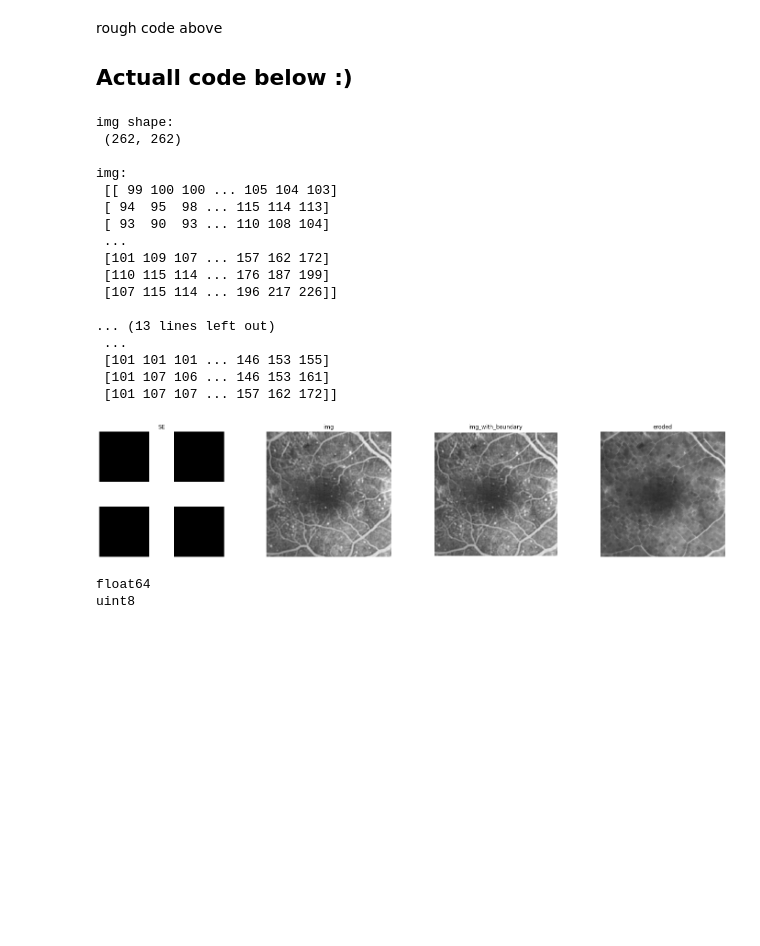
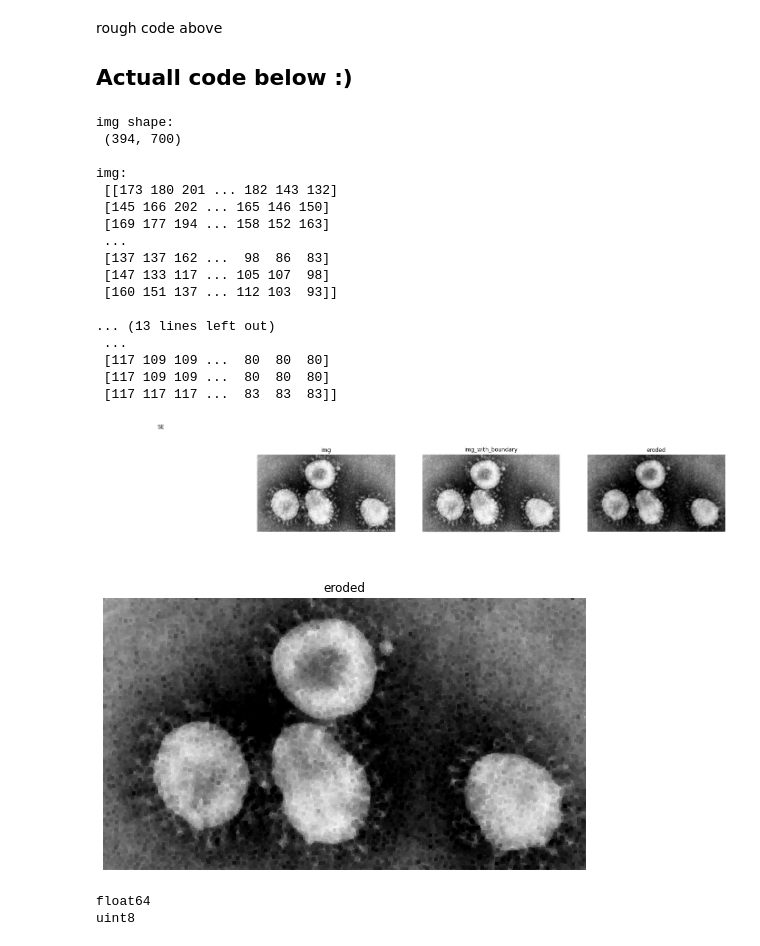
Before and after one commit to digggy/CA-CS-802_Image-Processing, a Jupyter notebook: assignment-1/ip_assignment1.ipynb, the cells around one changed output. Drawn from its saved outputs; the diff is of its cells as text; code cells hidden in the pictures; blank space fills up the shorter version.

```diff
--- a/assignment-1/ip_assignment1.ipynb
+++ b/assignment-1/ip_assignment1.ipynb
@@ -108,7 +108,7 @@ def erosion():
 # turn off the axis and gril lines to remove the blue lines in the boder
 # check the diff between images to find the difference between eroded and original
 #     img=genfromtxt('f3.txt', delimiter=',').astype(int)
-#     SE = genfromtxt('SE4.txt', delimiter=',').astype(int)
+    SE = genfromtxt('SE4.txt', delimiter=',').astype(int)
 
 # Question 5
 # check the diff between images to find the difference between eroded and original
@@ -122,19 +122,19 @@ def erosion():
 
 
 ##########################################################################
-    img = io.imread('f3.png', as_gray=True)
+    img = io.imread('corona.jpg', as_gray=True)
     vmax = np.max(img)
 
     img =img/vmax*255
     img = img.astype(np.uint8)
 
-    SE = np.array([
-        [0,0,1,0,0],
-        [0,0,1,0,0],
-        [1,1,1,1,1],
-        [0,0,1,0,0],
-        [0,0,1,0,0],
-    ])
+#     SE = np.array([
+#         [0,0,1,0,0],
+#         [0,0,1,0,0],
+#         [1,1,1,1,1],
+#         [0,0,1,0,0],
+#         [0,0,1,0,0],
+#     ])
 #     SE = np.ones((4,4))
 #     vmax = np.max(img)
     vmin = np.min(img)
@@ -219,44 +219,55 @@ def erosion():
     ax.set_yticks(np.arange(-.5, 10, 1), minor=True)
     ax.grid(which='minor', color='b', linestyle='-', linewidth=1)
 
     plt.imshow(img_with_boundary, cmap='gray', vmin=0,vmax=vmax)
     plt.title('img_with_boundary')
     plt.axis('off') if turn_off_axes else None
 
     # Plot the exepected output
     plt.subplot(1,4,4)
     ax = plt.gca();
     ax.set_xticks(np.arange(-.5, 10, 1), minor=True)
     ax.set_yticks(np.arange(-.5, 10, 1), minor=True)
     ax.grid(which='minor', color='b', linestyle='-', linewidth=1)
 
     plt.imshow(img_erosion, cmap='gray',vmin=0,vmax=vmax)
     plt.title('eroded')
     plt.axis('off') if turn_off_axes else None
     plt.show()
 
+    plt.subplot()
+    ax = plt.gca();
+    ax.set_xticks(np.arange(-.5, 10, 1), minor=True)
+    ax.set_yticks(np.arange(-.5, 10, 1), minor=True)
+    ax.grid(which='minor', color='b', linestyle='-', linewidth=1)
+
+    plt.imshow(img_erosion, cmap='gray',vmin=0,vmax=vmax)
+    plt.title('eroded')
+    plt.axis('off') if turn_off_axes else None
+    plt.show()
 
 # if __name__ == "__main__":
 erosion()
 # %% [output]
 img shape:
- (262, 262)
+ (394, 700)
 
 img:
- [[ 99 100 100 ... 105 104 103]
- [ 94  95  98 ... 115 114 113]
- [ 93  90  93 ... 110 108 104]
+ [[173 180 201 ... 182 143 132]
+ [145 166 202 ... 165 146 150]
+ [169 177 194 ... 158 152 163]
  ...
- [101 109 107 ... 157 162 172]
- [110 115 114 ... 176 187 199]
- [107 115 114 ... 196 217 226]]
+ [137 137 162 ...  98  86  83]
+ [147 133 117 ... 105 107  98]
+ [160 151 137 ... 112 103  93]]
 
 ... (13 lines left out)
  ...
- [101 101 101 ... 146 153 155]
- [101 107 106 ... 146 153 161]
- [101 107 107 ... 157 162 172]]
+ [117 109 109 ...  80  80  80]
+ [117 109 109 ...  80  80  80]
+ [117 117 117 ...  83  83  83]]
-[figure, old version]
+[figure, new version]
+[figure, added]
 # %%
 img = io.imread('fingerprint.png', as_gray=True)
 print(img.dtype)
```
Also changed, not shown: 11 other files.
